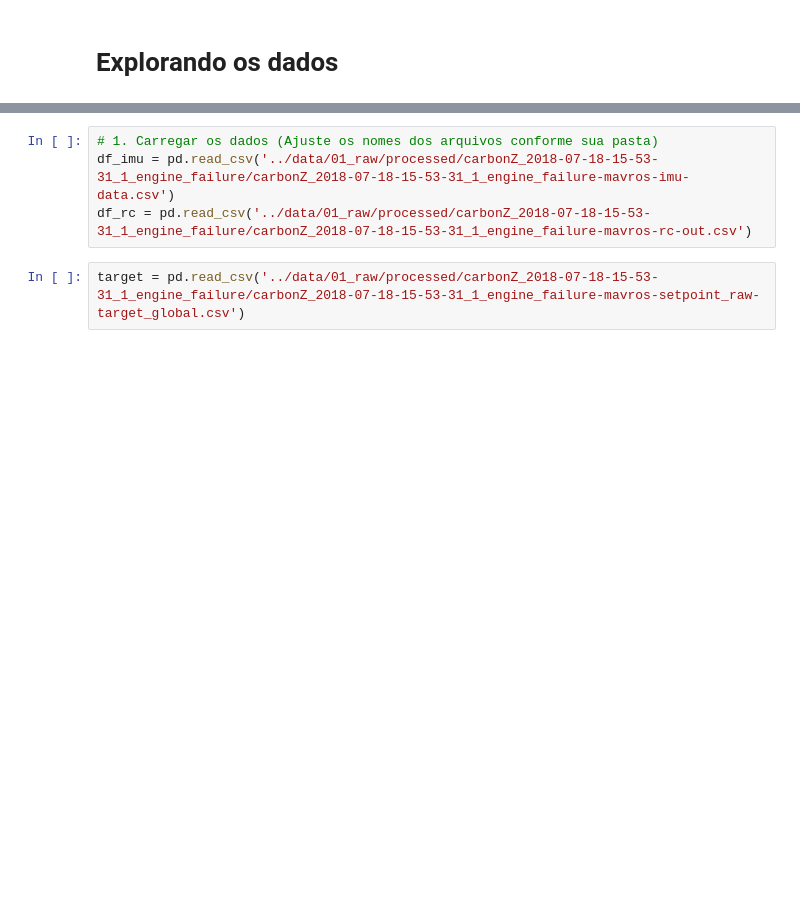
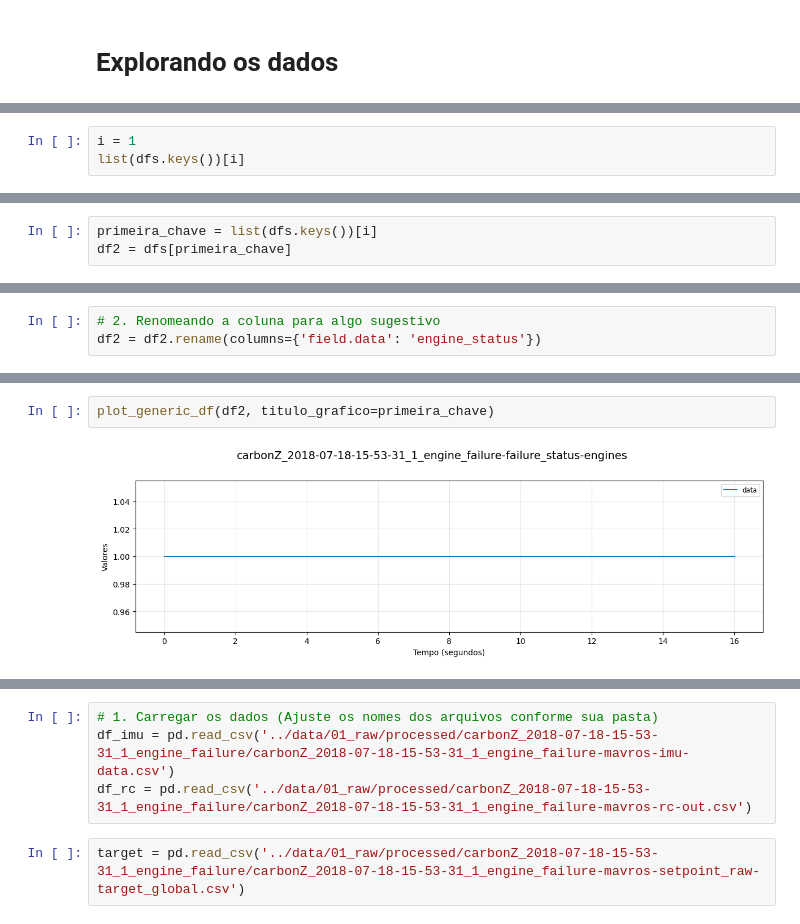
Before and after one commit to RenatodaCostaSantos/flight_anomaly_detection, a Jupyter notebook: aeroespacial-2/notebooks/00_00_data_exploration.ipynb, the cells around one changed output, grey strips where cells are left out. Saved outputs shown, nothing was run; the diff lists cells and outputs as text; blank space fills up the shorter version.

```diff
--- a/aeroespacial-2/notebooks/00_00_data_exploration.ipynb
+++ b/aeroespacial-2/notebooks/00_00_data_exploration.ipynb
@@ -4,0 +148,3 @@ import pandas as pd
+# %%
+i = 1
+list(dfs.keys())[i]
@@ -4,0 +153,3 @@ import pandas as pd
+# %%
+primeira_chave = list(dfs.keys())[i]
+df2 = dfs[primeira_chave]
@@ -4,0 +172,3 @@ import pandas as pd
+# %%
+# 2. Renomeando a coluna para algo sugestivo
+df2 = df2.rename(columns={'field.data': 'engine_status'})
@@ -4,0 +189,4 @@ import pandas as pd
+# %%
+plot_generic_df(df2, titulo_grafico=primeira_chave)
+# %% [output]
+[figure, added]
```
Also changed, not shown: parts of 27 cells of this notebook.
